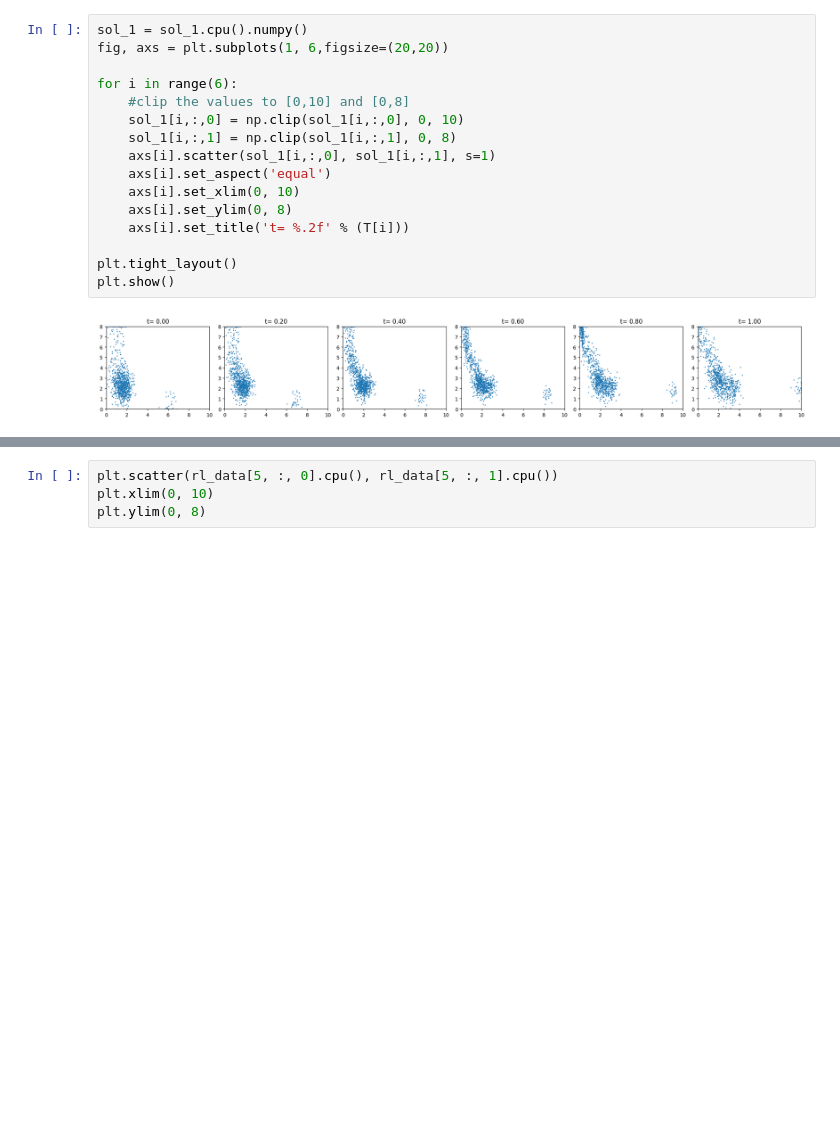
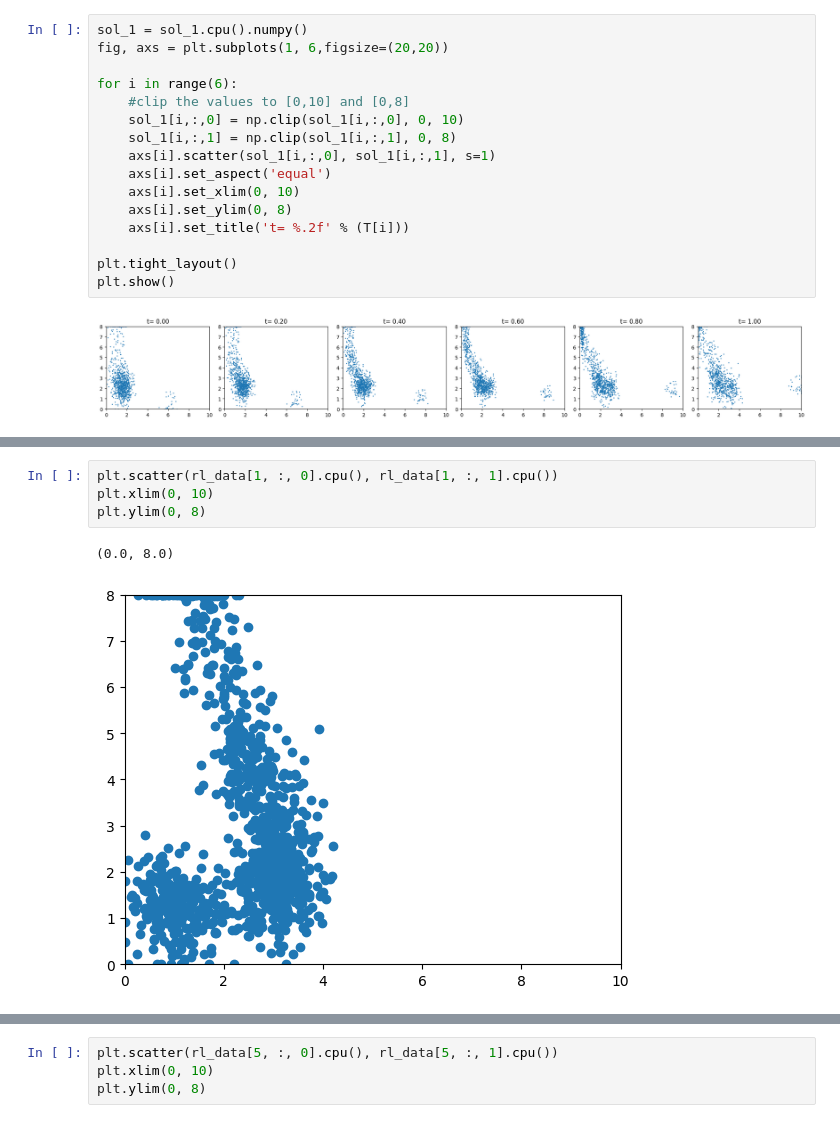
Before and after one commit to harrya32/HTI, a Jupyter notebook: rebuttal_baselines/2d_flow_matching.ipynb, the cells around one changed output, grey strips where cells are left out. Cells and saved outputs as stored; diff of their text form; blank space fills up the shorter version.

```diff
--- a/rebuttal_baselines/2d_flow_matching.ipynb
+++ b/rebuttal_baselines/2d_flow_matching.ipynb
@@ -864,0 +911,7 @@ plt.show()
+# %%
+plt.scatter(rl_data[1, :, 0].cpu(), rl_data[1, :, 1].cpu())
+plt.xlim(0, 10)
+plt.ylim(0, 8)
+# %% [output]
+(0.0, 8.0)
+[figure, added]
```
Also changed, not shown: parts of 15 cells of this notebook, 3 other files.
